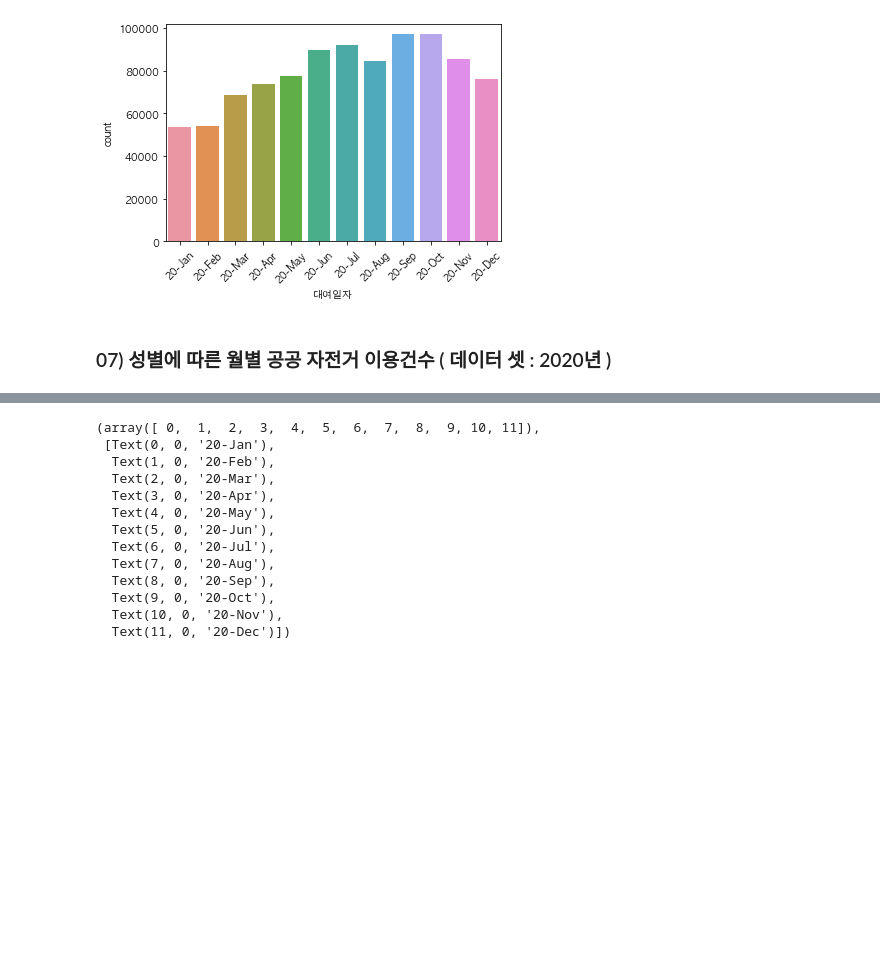
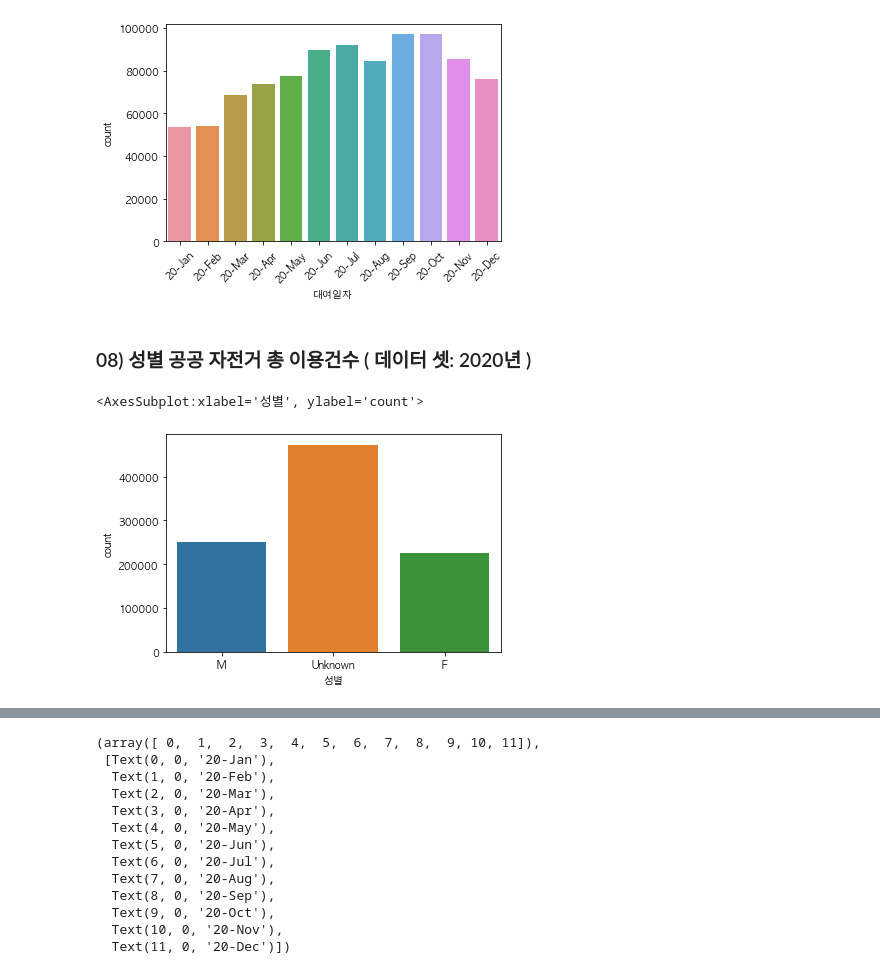
Before and after one commit to jinubot07/LikeLion_13th_DataCourse, a Jupyter notebook: 08_PRJ_team_project/Team_PRJ[MAC].ipynb, the cells around one changed output, grey strips where cells are left out. Saved outputs shown, nothing was run; the diff lists cells and outputs as text; code cells hidden in the pictures; blank space fills up the shorter version.

```diff
--- a/08_PRJ_team_project/Team_PRJ[MAC].ipynb
+++ b/08_PRJ_team_project/Team_PRJ[MAC].ipynb
@@ -169,5 +214,10 @@ plt.xticks(rotation=45)
   Text(10, 0, '20-Nov'),
   Text(11, 0, '20-Dec')])
 [figure]
-# %% [markdown]
-### 07) 성별에 따른 월별 공공 자전거 이용건수 ( 데이터 셋 : 2020년 )
+# %% [markdown]
+### 08) 성별 공공 자전거 총 이용건수 ( 데이터 셋: 2020년 )
+# %%
+sns.countplot(x='성별',data=bike_2020)
+# %% [output]
+<AxesSubplot:xlabel='성별', ylabel='count'>
+[figure, added]
```
Also changed, not shown: parts of 52 cells of this notebook, 12 other files.
